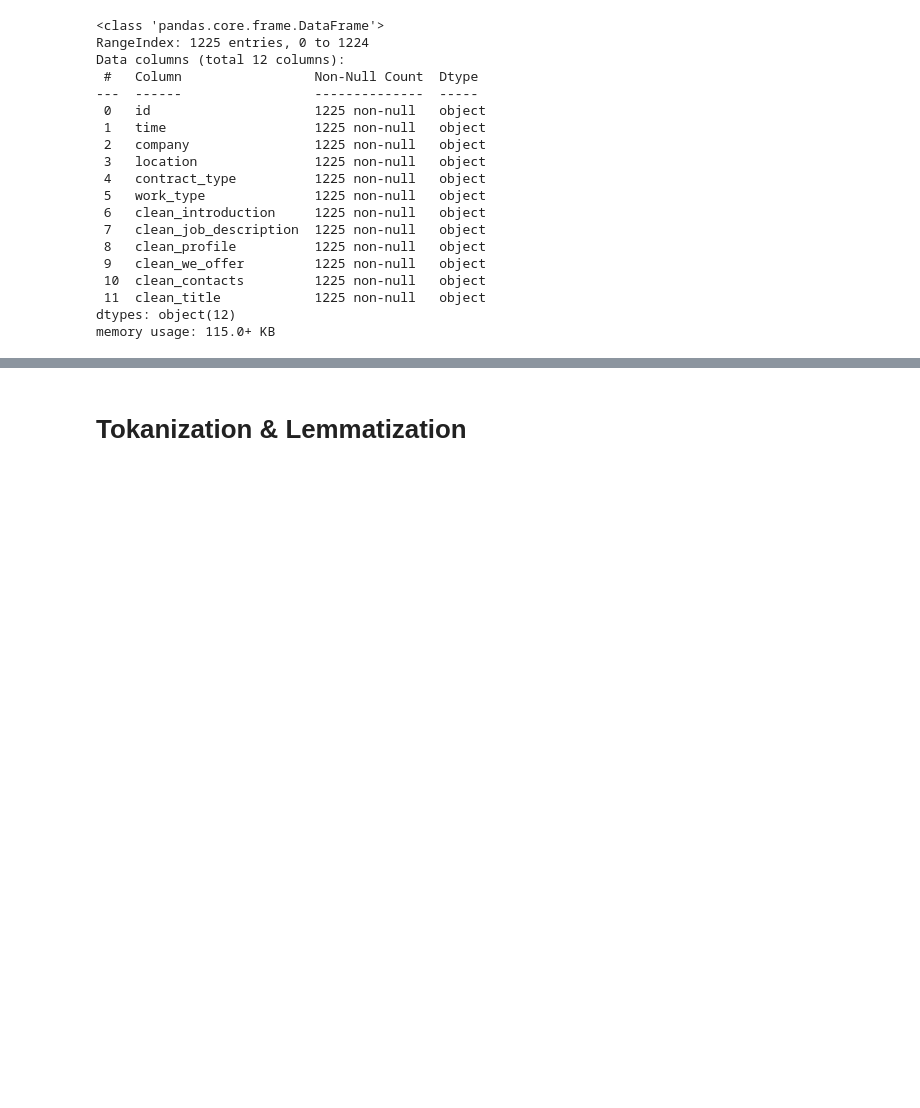
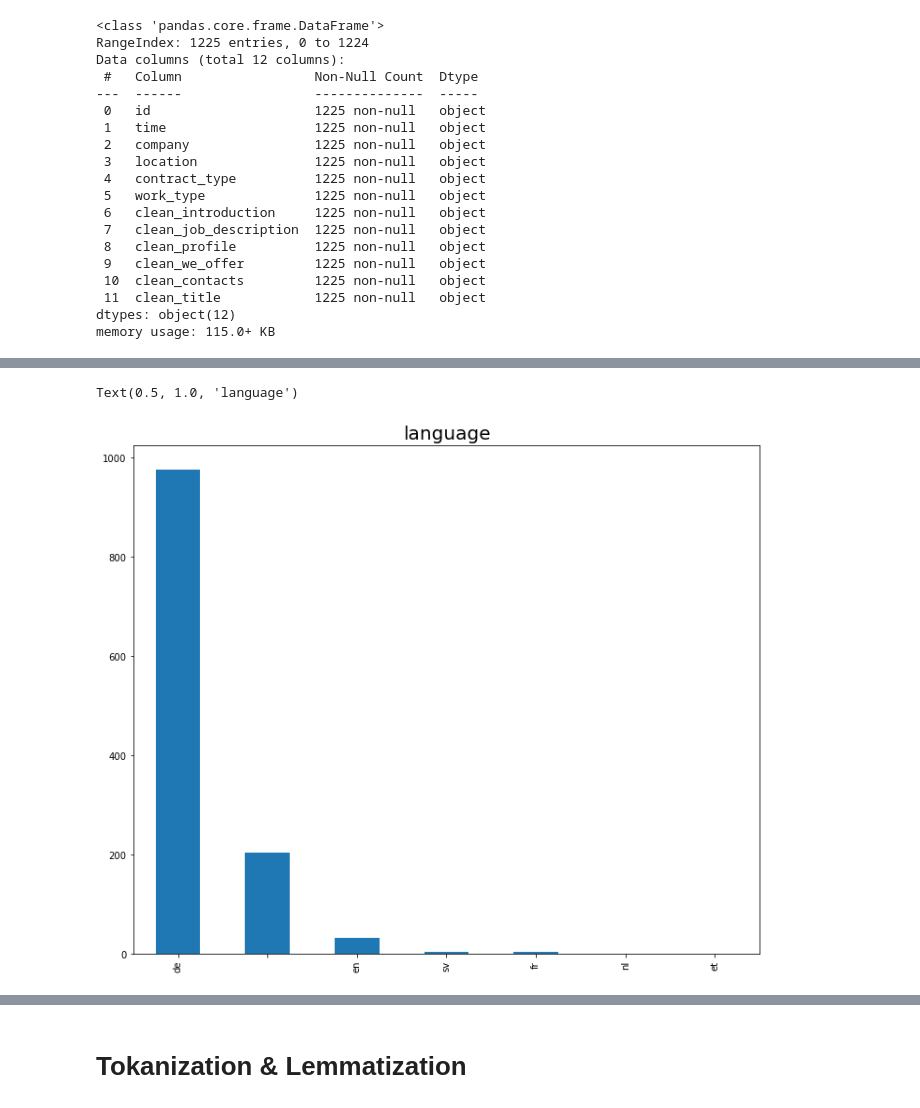
Before and after one commit to code-ksu/job-market-covid19-analysis, a Jupyter notebook: src/MA_cleaning.ipynb, the cells around one changed output, grey strips where cells are left out. Drawn from its saved outputs; the diff is of its cells as text; code cells hidden in the pictures; blank space fills up the shorter version.

Commit message:
lenght analysis, language detection, variable locationtransformation, embedding

```diff
--- a/src/MA_cleaning.ipynb
+++ b/src/MA_cleaning.ipynb
@@ -225,0 +232,4 @@ memory usage: 115.0+ KB
+# %%
+df['language'] = df["clean_introduction"].apply(lambda x: detect(x) if
+                                 x.strip() != "" else "")
+df.head()
@@ -225,0 +243,7 @@ memory usage: 115.0+ KB
+# %%
+plot_data = df.language.apply(pd.Series).stack().str.strip().value_counts()[:20]
+plot_data.plot.bar(figsize=(12,10), fontsize=10)
+plt.title("language",fontsize=20)
+# %% [output]
+Text(0.5, 1.0, 'language')
+[figure, added]
```
Also changed, not shown: parts of 29 cells of this notebook, 1 other file.
